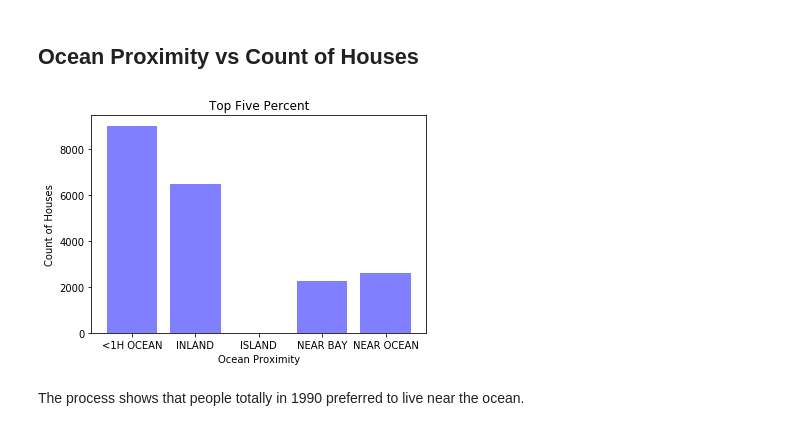
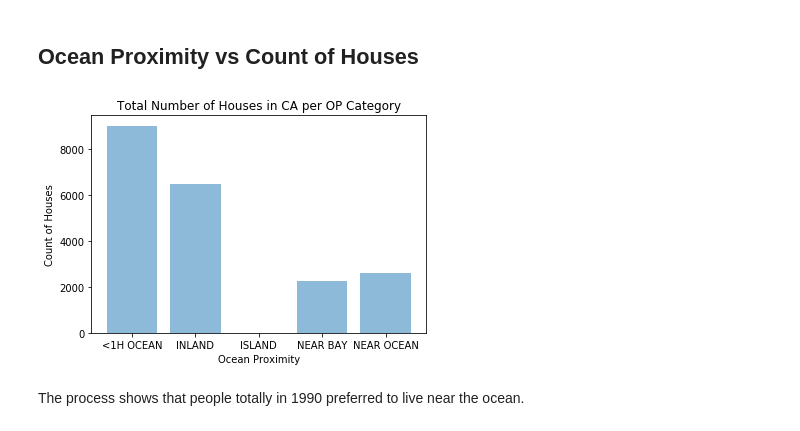
Before and after one commit to truonglybach/project1_UCI, a Jupyter notebook: shayan.ipynb, the cells around one changed output. Saved outputs shown, nothing was run; the diff lists cells and outputs as text; code cells hidden in the pictures.

```diff
--- a/shayan.ipynb
+++ b/shayan.ipynb
@@ -9,7 +9,6 @@ import gmplot
 import scipy.stats as stats
 #from config import api_key
 # %%
-# Import database
-df1 = pd.read_csv('Data/housing.csv')
-df2 = pd.read_csv('Data/Total.csv')
-df1 = df1.dropna()
+# Read/store data
+ca_1990 = pd.read_csv('Data/housing.csv')
+ca_current = pd.read_csv('Data/Total.csv')
@@ -15,0 +46,2 @@ df1 = df1.dropna()
+# %%
+ca_1990 = ca_1990.dropna()
@@ -18,9 +59,9 @@ df1 = df1.dropna()
 # %% [markdown]
 Sort and slice data to get top and bottom 5%
 # %%
-# SSort data by house value
-df1 = df1.sort_values('median_house_value', ascending=False).reset_index(drop=True)
-df1.head()
+# Sort data by house value
+ca_1990 = ca_1990.sort_values('median_house_value', ascending=False).reset_index(drop=True)
+ca_1990.head()
 # %% [output]
 |  | longitude | latitude | housing_median_age | total_rooms | total_bedrooms | population | households | ... |
 | 0 | -118.42 | 34.08 | 48 | 2413 | 261.0 | 770 | 248 | ... |
@@ -85,15 +127,15 @@ It is also possible that number of rooms/bedrooms are related to house value
 ## Ocean Proximity vs Count of Houses
 # %%
 x_axis_op = ["<1H OCEAN", "INLAND", "ISLAND", "NEAR BAY", "NEAR OCEAN"]
-y_axis_op = df1.groupby("ocean_proximity").count().rename(columns={"longitude": "count_of_houses"})["count_of_houses"]
-plt.bar(x_axis_op, y_axis_op, color='b', alpha=0.5, align='center')
+y_axis_op = ca_1990.groupby("ocean_proximity").count().rename(columns={"longitude": "count_of_houses"})["count_of_houses"]
+plt.bar(x_axis_op, y_axis_op, alpha=0.5, align='center')
 plt.xlabel("Ocean Proximity")
 plt.ylabel("Count of Houses")
-op_bar_chart = plt.title("Top Five Percent")
-plt.savefig("Plot/all_NOP.png")
+op_bar_chart = plt.title("Total Number of Houses in CA per OP Category")
+plt.savefig('op_vs_count_of_houses.png', dpi=300)
 plt.show()
 # %% [output]
-[figure, old version]
+[figure, new version]
 # %% [markdown]
 The process shows that people totally in 1990 preferred to live near the ocean.
 # %% [markdown]
```
Also changed, not shown: parts of 35 cells of this notebook, 9 other files.
